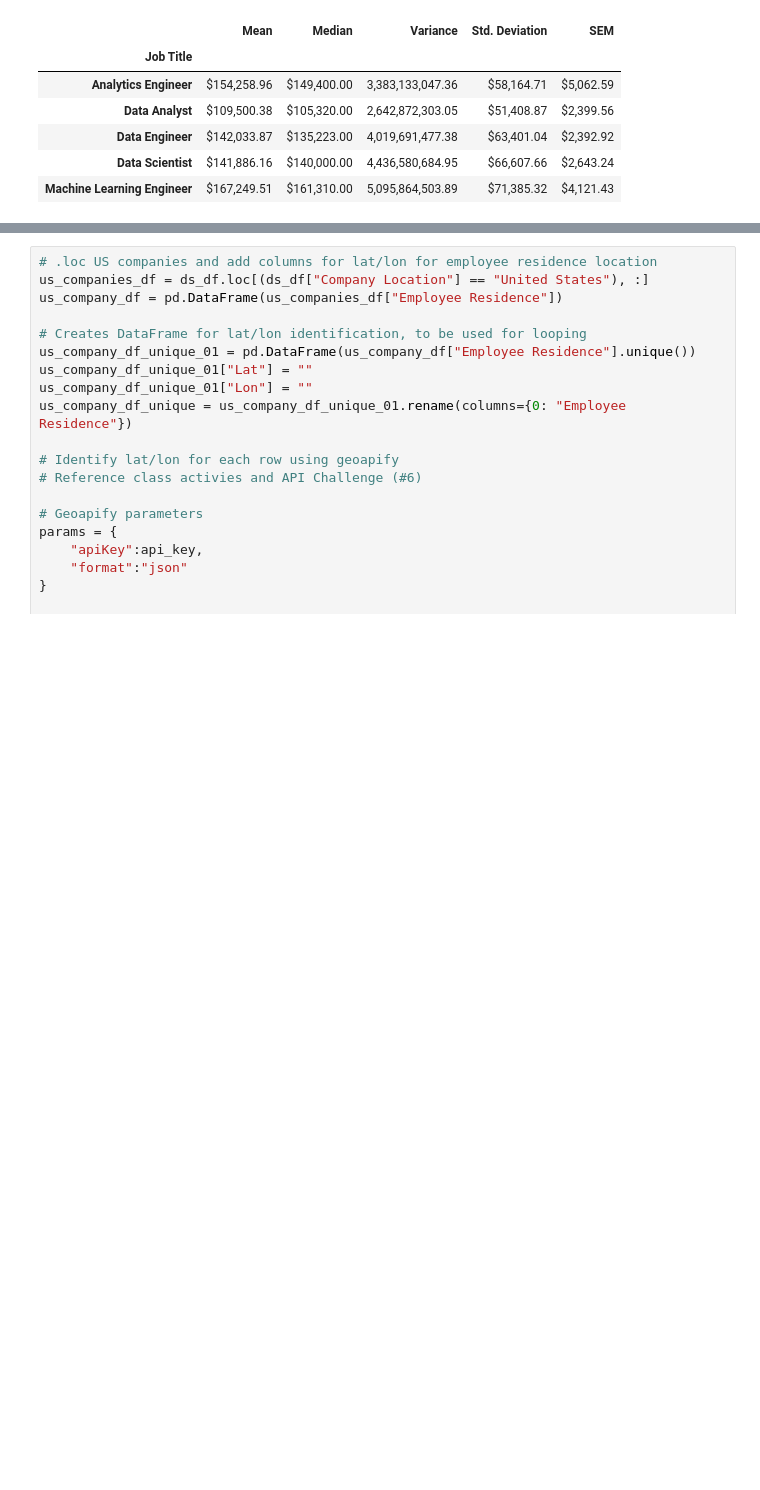
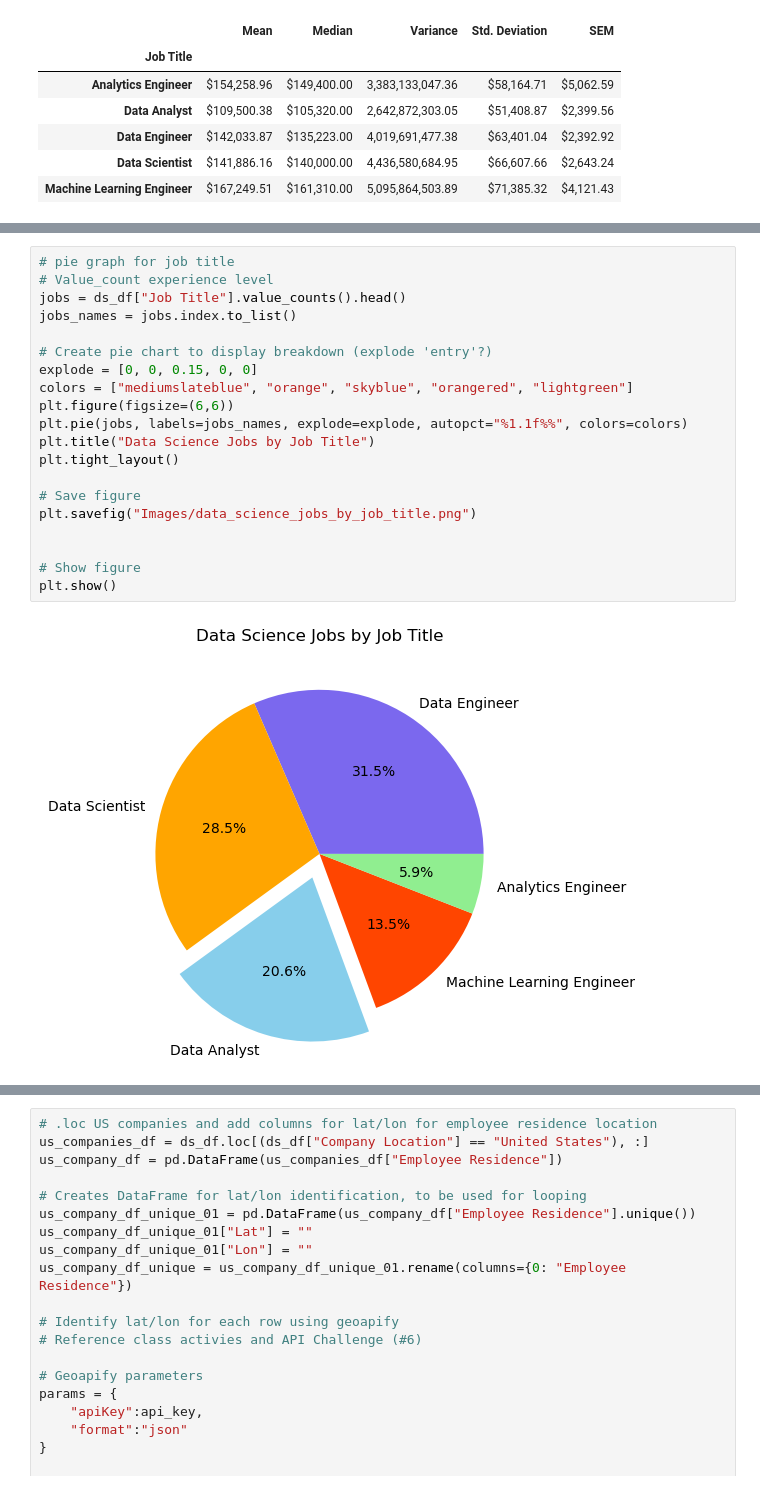
Before and after one commit to lathamlm/project-01, a Jupyter notebook: data_science.ipynb, the cells around one changed output, grey strips where cells are left out. Cells and saved outputs as stored; diff of their text form; blank space fills up the shorter version.

```diff
--- a/data_science.ipynb
+++ b/data_science.ipynb
@@ -221,0 +264,22 @@ top_5_jobs_df.boxplot("Salary in USD", by="Job Title", figsize=(10,5), showmeans
+# %%
+# pie graph for job title
+# Value_count experience level
+jobs = ds_df["Job Title"].value_counts().head()
+jobs_names = jobs.index.to_list()
+
+# Create pie chart to display breakdown (explode 'entry'?)
+explode = [0, 0, 0.15, 0, 0]
+colors = ["mediumslateblue", "orange", "skyblue", "orangered", "lightgreen"]
+plt.figure(figsize=(6,6))
+plt.pie(jobs, labels=jobs_names, explode=explode, autopct="%1.1f%%", colors=colors)
+plt.title("Data Science Jobs by Job Title")
+plt.tight_layout()
+
+# Save figure
+plt.savefig("Images/data_science_jobs_by_job_title.png")
+
+
+# Show figure
+plt.show()
+# %% [output]
+[figure, added]
```
Also changed, not shown: parts of 26 cells of this notebook, 10 other files.
